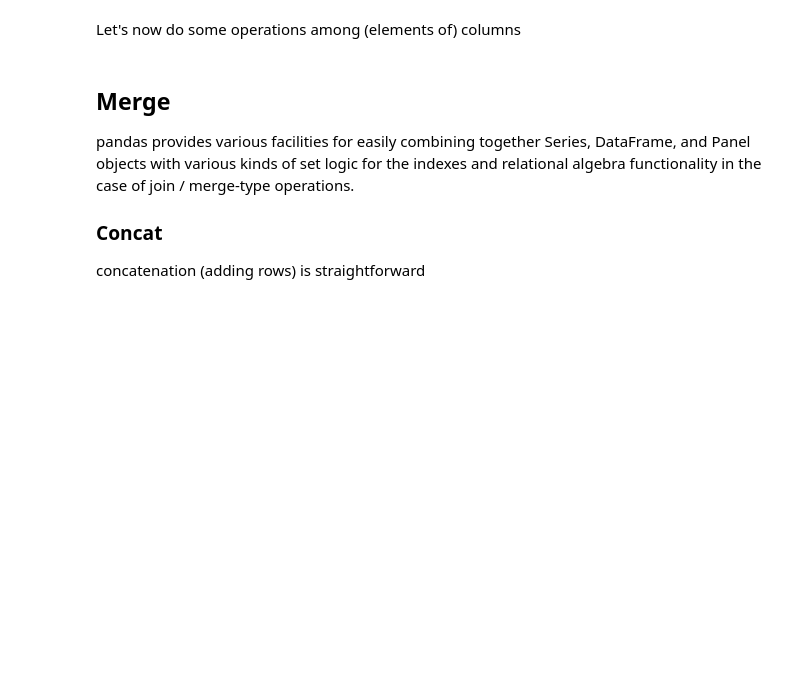
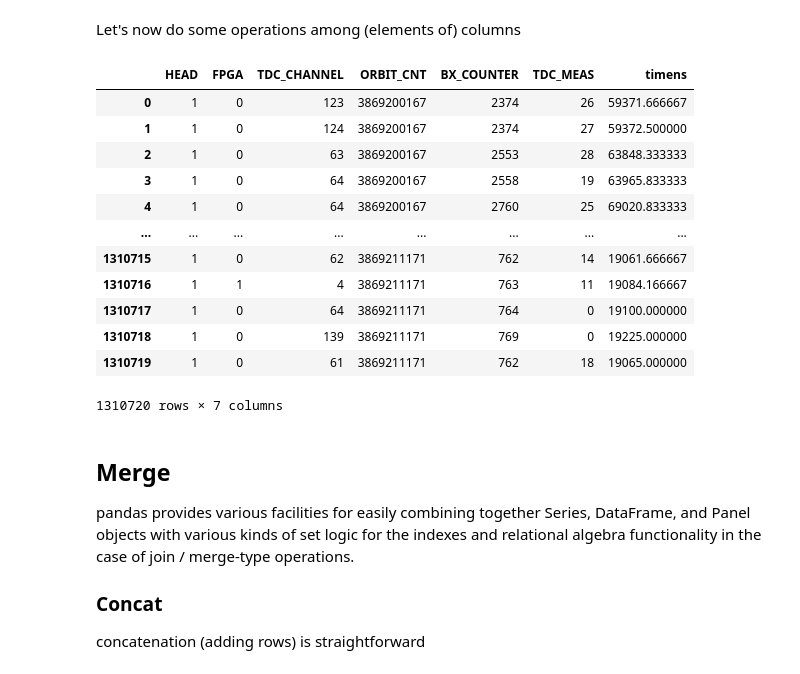
Before and after one commit to lorenzomancini1/LaboratoryOfComputationalPhysics_Y3, a Jupyter notebook: 05_Pandas.ipynb, the cells around one changed output. Drawn from its saved outputs; the diff is of its cells as text; code cells hidden in the pictures; blank space fills up the shorter version.

```diff
--- a/05_Pandas.ipynb
+++ b/05_Pandas.ipynb
@@ -817,6 +812,21 @@ Let's now do some operations among (elements of) columns
 # %%
 # the one-liner killing it all
 data['timens']=data['TDC_MEAS']*25/30+data['BX_COUNTER']*25
+data
+# %% [output]
+|  | HEAD | FPGA | TDC_CHANNEL | ORBIT_CNT | BX_COUNTER | TDC_MEAS | timens |
+| 0 | 1 | 0 | 123 | 3869200167 | 2374 | 26 | 59371.666667 |
+| 1 | 1 | 0 | 124 | 3869200167 | 2374 | 27 | 59372.500000 |
+| 2 | 1 | 0 | 63 | 3869200167 | 2553 | 28 | 63848.333333 |
+| 3 | 1 | 0 | 64 | 3869200167 | 2558 | 19 | 63965.833333 |
+| 4 | 1 | 0 | 64 | 3869200167 | 2760 | 25 | 69020.833333 |
+| ... | ... | ... | ... | ... | ... | ... | ... |
+| 1310715 | 1 | 0 | 62 | 3869211171 | 762 | 14 | 19061.666667 |
+| 1310716 | 1 | 1 | 4 | 3869211171 | 763 | 11 | 19084.166667 |
+| 1310717 | 1 | 0 | 64 | 3869211171 | 764 | 0 | 19100.000000 |
+| 1310718 | 1 | 0 | 139 | 3869211171 | 769 | 0 | 19225.000000 |
+| 1310719 | 1 | 0 | 61 | 3869211171 | 762 | 18 | 19065.000000 |
+1310720 rows × 7 columns
 # %%
 # the old slooow way
 def conversion(data):
```
Also changed, not shown: parts of 50 cells of this notebook.
